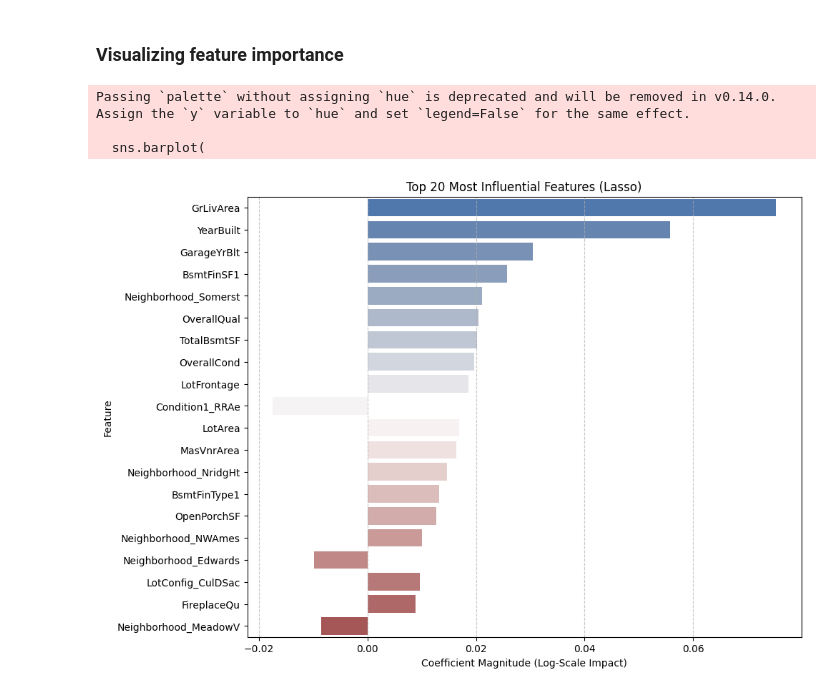
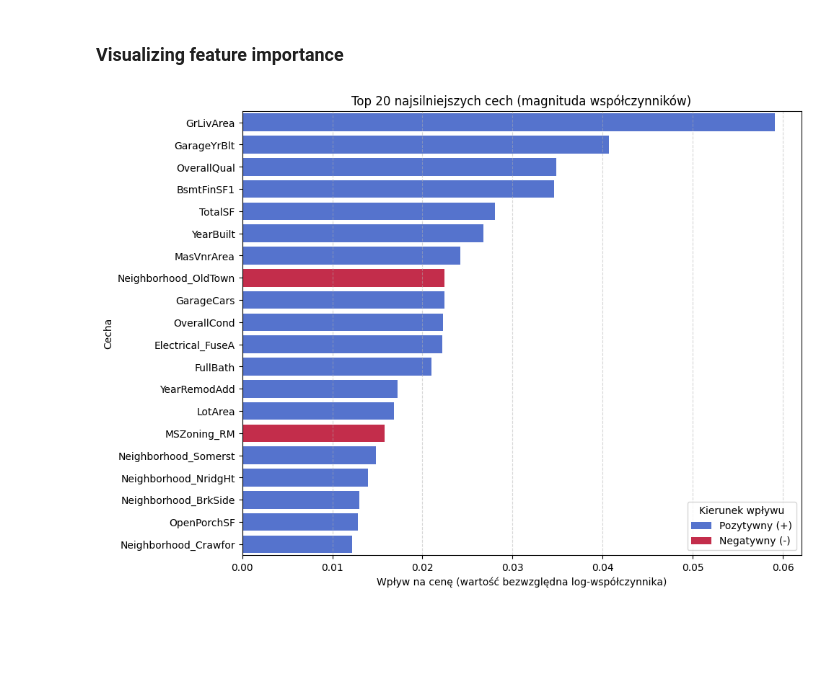
Before and after one commit to Patryk2208/wsi-regression, a Jupyter notebook: notebooks/2-run.ipynb, the cells around one changed output. Drawn from its saved outputs; the diff is of its cells as text; code cells hidden in the pictures; blank space fills up the shorter version.

```diff
--- a/notebooks/2-run.ipynb
+++ b/notebooks/2-run.ipynb
@@ -10,9 +10,11 @@ import numpy as np
 from src.preprocessor_config import PreprocessorConfig
 from src.preprocessor import Preprocessor
 import pandas as pd
+import scipy
 import yaml
 from sklearn.linear_model import Lasso, LinearRegression, Ridge
 from sklearn.metrics import mean_absolute_error, r2_score, root_mean_squared_error
+from sklearn.model_selection import GridSearchCV, RandomizedSearchCV
 
 path_input  = '../data/raw/domy.csv'
 path_output = '../data/processed/'
@@ -30,8 +32,10 @@ prepro.df.to_csv('../data/processed/processed.csv')
 
 MODEL_MAP = {
     "linear": lambda **params: LinearRegression(**params),
-    "ridge":  lambda **params: Ridge(**params),
-    "lasso":  lambda **params: Lasso(**params)
+    "ridge": lambda **params: Ridge(**params),
+    "lasso": lambda **params: Lasso(**params),
+    "gridsearch": lambda **params: GridSearchCV(Lasso(), param_grid={'alpha': np.logspace(-3, -2, 50)}, **params),
+    "randomizedsearch": lambda **params: RandomizedSearchCV(Lasso(), param_distributions={'alpha': scipy.stats.uniform(1e-4, 1.0)}, **params)
 }
 
 if cfg.model_type not in MODEL_MAP:
@@ -52,8 +56,6 @@ for X_train, X_test, y_train, y_test in prepro.get_folds():
     if use_log_transform:
         y_train = np.log1p(y_train)
     model.fit(X_train, y_train)
-    if hasattr(model, 'alpha_'):
-        print(f"Fold Alpha: {model.alpha_:.6f}")
 
     # przewiduj
     preds = model.predict(X_test)
@@ -64,6 +66,11 @@ for X_train, X_test, y_train, y_test in prepro.get_folds():
     mae_scores.append(mean_absolute_error(y_test, preds))
     rmse_scores.append(root_mean_squared_error(y_test, preds))
     r2_scores.append(r2_score(y_test, preds))
+
+if hasattr(model, 'alpha_'):
+    print(f"Fold Alpha: {model.alpha_:.6f}")
+if hasattr(model, 'best_params_'):
+    print(f"Grid Best Alpha: {model.best_params_}")
 
 print(f"Features: {X_train.shape[1]}")
 print(f"Samples per X_train: {X_train.shape[0]}")
@@ -133,34 +140,42 @@ ridge:
 # %%
 import matplotlib.pyplot as plt
 import seaborn as sns
 import pandas as pd
 
-def plot_importance(model, feature_names, top_n=20):
-    # Extract coefficients
+def plot_importance_unified(model, feature_names, top_n=20):
+    final_model = getattr(model, 'best_estimator_', model)
+
     coefs = pd.DataFrame({
         'Feature': feature_names,
-        'Coefficient': model.coef_
+        'Coefficient': final_model.coef_
     })
 
-    # Calculate absolute importance for sorting, but keep sign for direction
+    # Obliczamy wartość bezwzględną dla długości słupków
     coefs['Abs_Coef'] = coefs['Coefficient'].abs()
+
+    # Kodujemy znak jako kategorię dla kolorów
+    coefs['Wpływ'] = np.where(coefs['Coefficient'] > 0, 'Pozytywny (+)', 'Negatywny (-)')
+
+    # Sortujemy po magnitudzie i bierzemy top N
     top_coefs = coefs.sort_values(by='Abs_Coef', ascending=False).head(top_n)
 
     plt.figure(figsize=(10, 8))
     sns.barplot(
         data=top_coefs,
-        x='Coefficient',
+        x='Abs_Coef',
         y='Feature',
-        palette='vlag'
+        hue='Wpływ',
+        palette={'Pozytywny (+)': 'royalblue', 'Negatywny (-)': 'crimson'},
+        dodge=False # Słupki będą jeden pod drugim, nie obok siebie
     )
-    plt.title(f'Top {top_n} Most Influential Features (Lasso)')
-    plt.xlabel('Coefficient Magnitude (Log-Scale Impact)')
-    plt.grid(axis='x', linestyle='--', alpha=0.7)
+
+    plt.title(f'Top {top_n} najsilniejszych cech (magnituda współczynników)')
+    plt.xlabel('Wpływ na cenę (wartość bezwzględna log-współczynnika)')
+    plt.ylabel('Cecha')
+    plt.legend(title='Kierunek wpływu')
+    plt.grid(axis='x', linestyle='--', alpha=0.5)
     plt.show()
 
-plot_importance(model, X_train.columns)
+plot_importance_unified(model, X_train.columns)
 # %% [output]
-Passing `palette` without assigning `hue` is deprecated and will be removed in v0.14.0. Assign the `y` variable to `hue` and set `legend=False` for the same effect.
-
-  sns.barplot(
-[figure, old version]
+[figure, new version]
```
Also changed, not shown: parts of 3 cells of this notebook, 4 other files.
